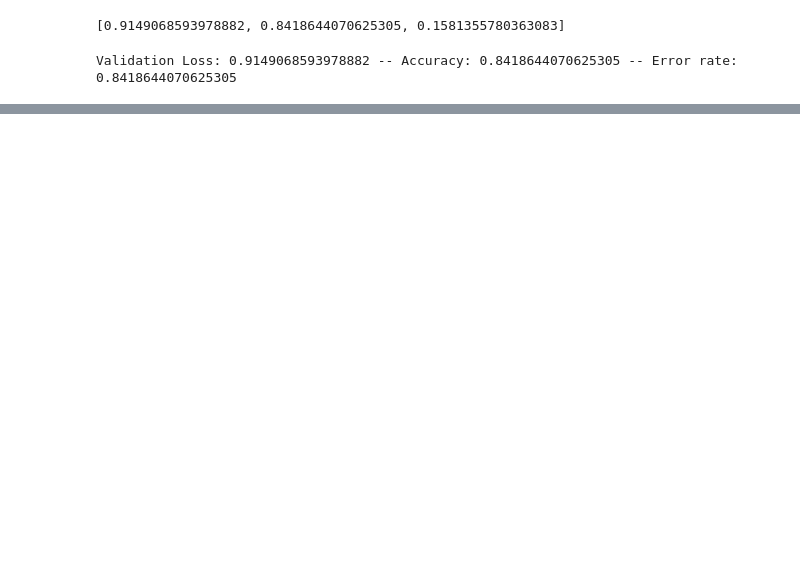
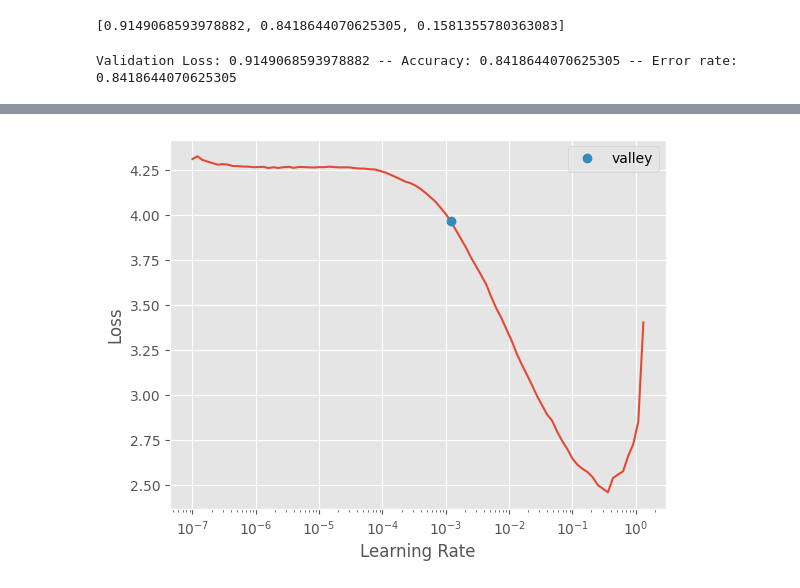
Before and after one commit to Eddy-Emmanuel/Anomaly-Detection-FastAI, a Jupyter notebook: Anomaly_Detection.ipynb, the cells around one changed output, grey strips where cells are left out. Drawn from its saved outputs; the diff is of its cells as text; code cells hidden in the pictures; blank space fills up the shorter version.

```diff
--- a/Anomaly_Detection.ipynb
+++ b/Anomaly_Detection.ipynb
@@ -350,0 +353,4 @@ anomaly_learner.export("anomaly_learner.pkl")
+# %%
+comb_df = pd.concat([df_train, df_test], axis=0)
+
+comb_df.shape
@@ -350,0 +359,10 @@ anomaly_learner.export("anomaly_learner.pkl")
+# %%
+comb_dataset = TabularPandas(df=comb_df,
+                             procs=[Categorify, FillMissing, Normalize],
+                             cat_names=categorical_columns.tolist(),
+                             cont_names=numerical_columns.tolist(),
+                             y_names="attack_class",
+                             y_block = CategoryBlock,
+                             splits=RandomSplitter(seed=42)(range_of(comb_df)))
+# %%
+comb_dataloader = comb_dataset.dataloaders(shuffle_train=True)
@@ -350,0 +383,5 @@ anomaly_learner.export("anomaly_learner.pkl")
+# %%
+comb_anomaly_learner = tabular_learner(comb_dataloader, metrics=[accuracy, error_rate])
+# %%
+comb_best_lr = comb_anomaly_learner.lr_find()
+# %% [output]
@@ -350,0 +389 @@ anomaly_learner.export("anomaly_learner.pkl")
+[figure, added]
```
Also changed, not shown: parts of 9 cells of this notebook.
